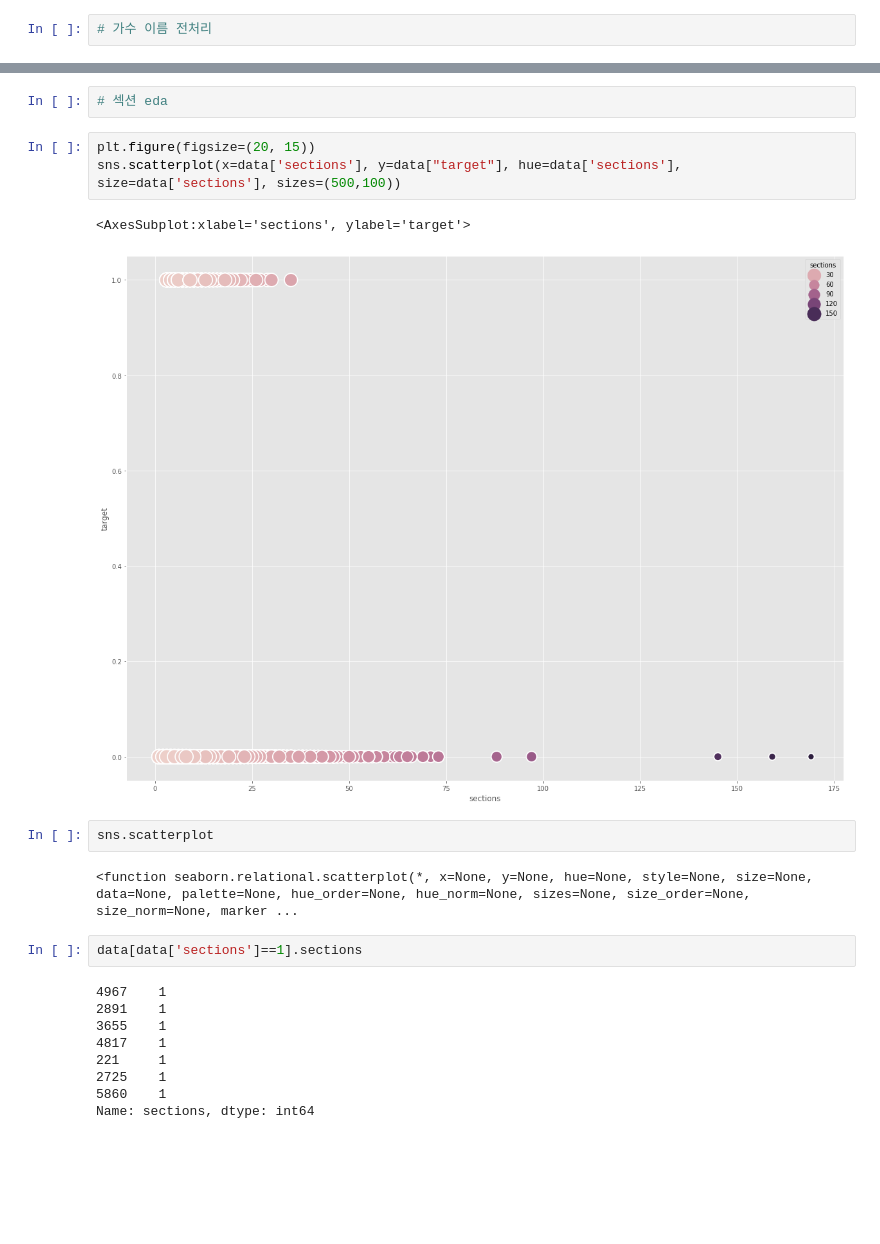
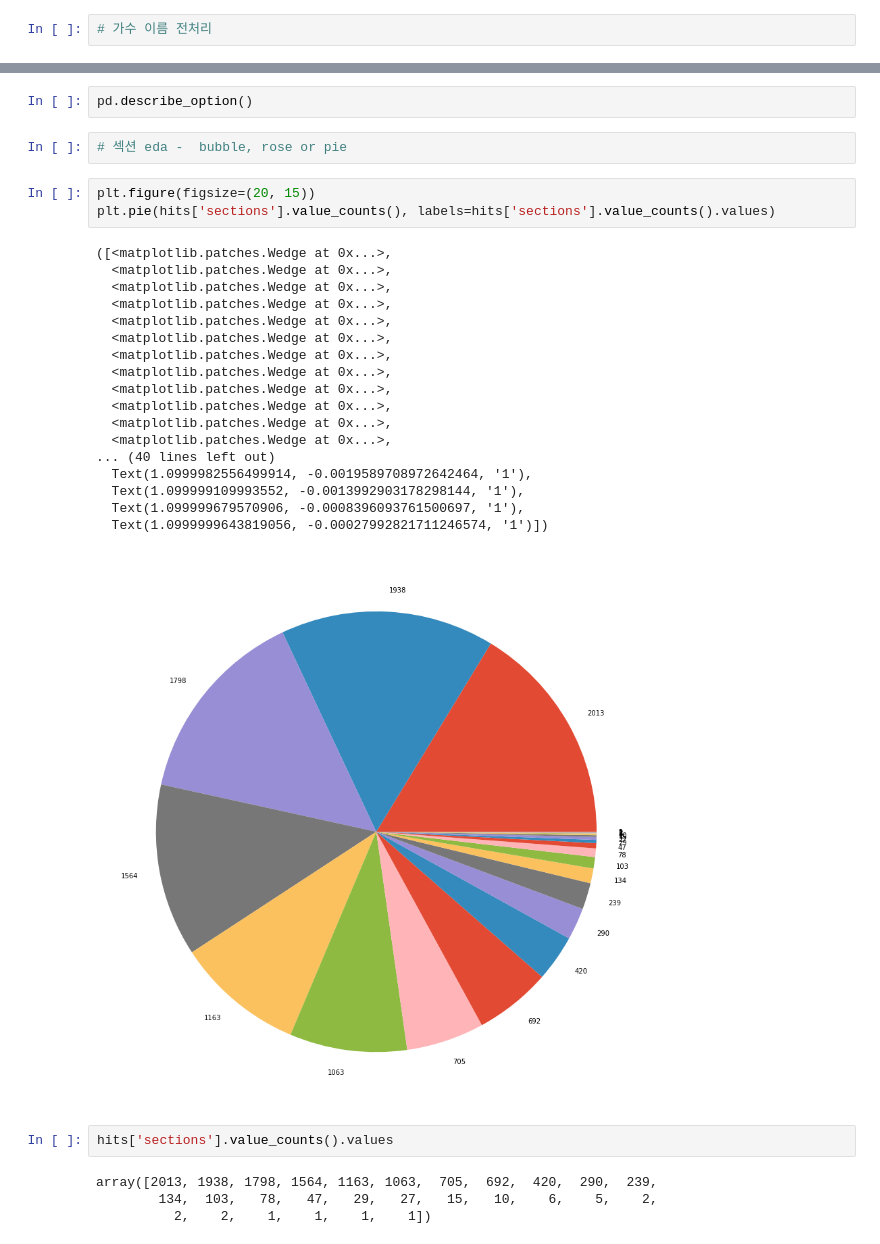
Before and after one commit to solyourock/spotify, a Jupyter notebook: spotify.ipynb, the cells around one changed output, grey strips where cells are left out. Cells and saved outputs as stored; diff of their text form; blank space fills up the shorter version.

Commit message:
update : pie chart

```diff
--- a/spotify.ipynb
+++ b/spotify.ipynb
@@ -294,23 +273,32 @@ compute.use_numexpr : bool
+# %%
+pd.describe_option()
 # %%
-# 섹션 eda
+# 섹션 eda -  bubble, rose or pie
-# %%
-plt.figure(figsize=(20, 15))
-sns.scatterplot(x=data['sections'], y=data["target"], hue=data['sections'], size=data['sections'], sizes=(500,100))
-# %% [output]
-<AxesSubplot:xlabel='sections', ylabel='target'>
-[figure, removed]
-# %%
-sns.scatterplot
-# %% [output]
-<function seaborn.relational.scatterplot(*, x=None, y=None, hue=None, style=None, size=None, data=None, palette=None, hue_order=None, hue_norm=None, sizes=None, size_order=None, size_norm=None, marker ...
-# %%
-data[data['sections']==1].sections
-# %% [output]
-4967    1
-2891    1
-3655    1
-4817    1
-221     1
-2725    1
-5860    1
-Name: sections, dtype: int64
+# %%
+plt.figure(figsize=(20, 15))
+plt.pie(hits['sections'].value_counts(), labels=hits['sections'].value_counts().values)
+# %% [output]
+([<matplotlib.patches.Wedge at 0x...>,
+  <matplotlib.patches.Wedge at 0x...>,
+  <matplotlib.patches.Wedge at 0x...>,
+  <matplotlib.patches.Wedge at 0x...>,
+  <matplotlib.patches.Wedge at 0x...>,
+  <matplotlib.patches.Wedge at 0x...>,
+  <matplotlib.patches.Wedge at 0x...>,
+  <matplotlib.patches.Wedge at 0x...>,
+  <matplotlib.patches.Wedge at 0x...>,
+  <matplotlib.patches.Wedge at 0x...>,
+  <matplotlib.patches.Wedge at 0x...>,
+  <matplotlib.patches.Wedge at 0x...>,
+... (40 lines left out)
+  Text(1.0999982556499914, -0.0019589708972642464, '1'),
+  Text(1.099999109993552, -0.0013992903178298144, '1'),
+  Text(1.099999679570906, -0.0008396093761500697, '1'),
+  Text(1.0999999643819056, -0.00027992821711246574, '1')])
+[figure, added]
+# %%
+hits['sections'].value_counts().values
+# %% [output]
+array([2013, 1938, 1798, 1564, 1163, 1063,  705,  692,  420,  290,  239,
+        134,  103,   78,   47,   29,   27,   15,   10,    6,    5,    2,
+          2,    2,    1,    1,    1,    1])
```
Also changed, not shown: parts of 28 cells of this notebook.
